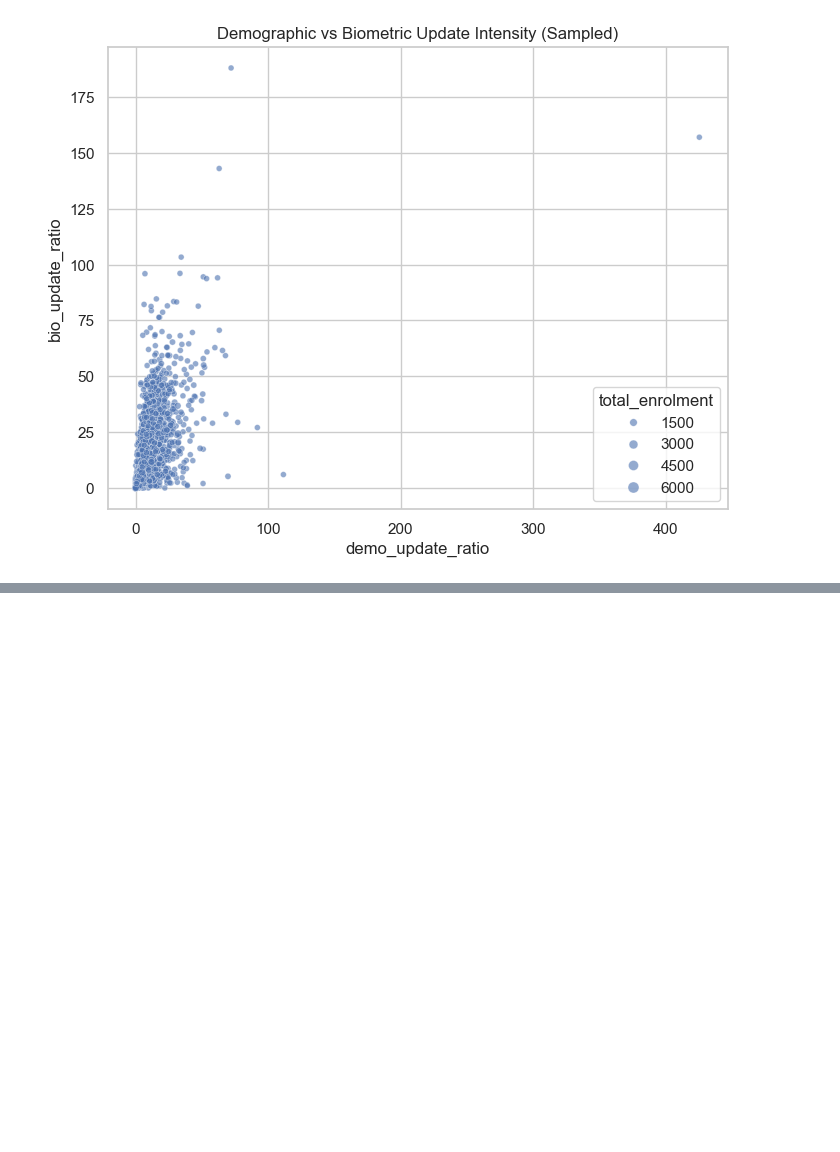
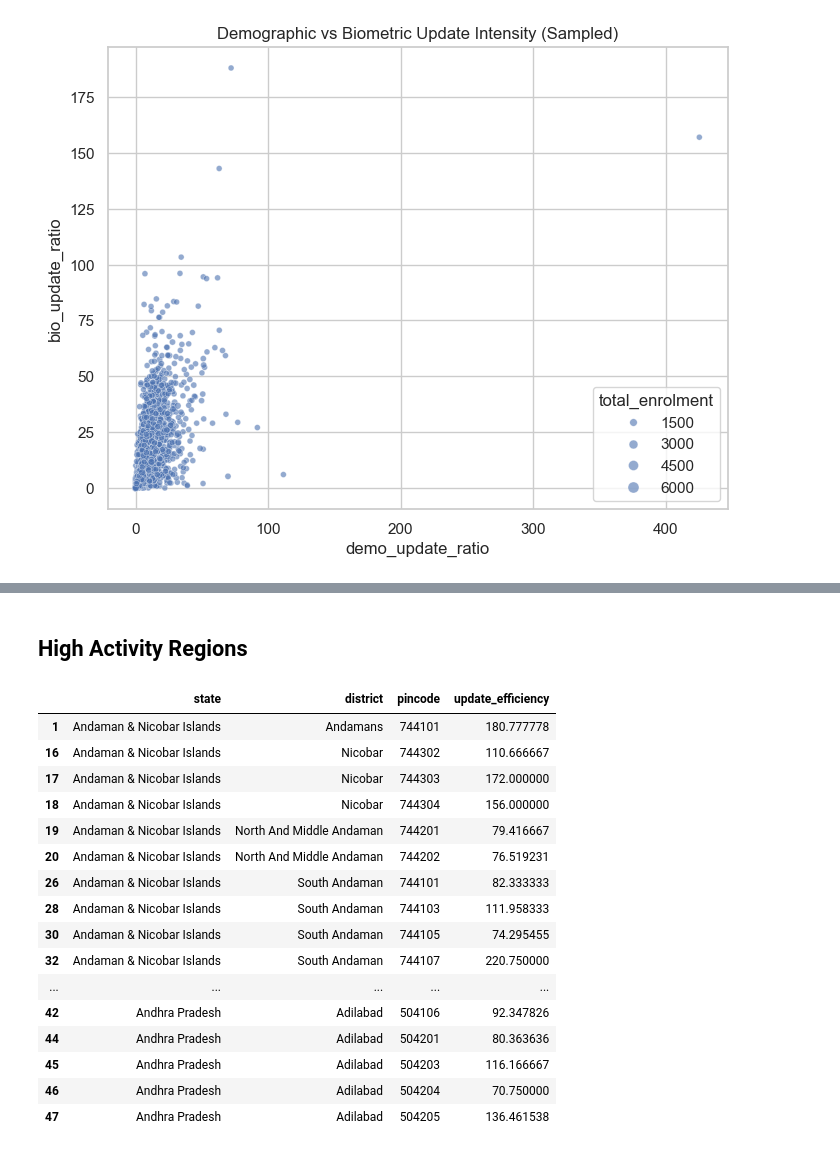
Before and after one commit to BlazeBolt/UIDAI-Data-Analysis, a Jupyter notebook: notebooks/main.ipynb, the cells around one changed output, grey strips where cells are left out. Cells and saved outputs as stored; diff of their text form; code cells hidden in the pictures; blank space fills up the shorter version.

```diff
--- a/notebooks/main.ipynb
+++ b/notebooks/main.ipynb
@@ -402,0 +717,31 @@ plt.show()
+# %% [markdown]
+## High Activity Regions
+# %%
+high_activity = master_df[
+    master_df["update_efficiency"] >
+    master_df["update_efficiency"].quantile(0.95)
+]
+
+high_activity[
+    ["state", "district", "pincode", "update_efficiency"]
+].head(20)
+
+# 1448 rows match the criteria
+# %% [output]
+|  | state | district | pincode | update_efficiency |
+| 1 | Andaman & Nicobar Islands | Andamans | 744101 | 180.777778 |
+| 16 | Andaman & Nicobar Islands | Nicobar | 744302 | 110.666667 |
+| 17 | Andaman & Nicobar Islands | Nicobar | 744303 | 172.000000 |
+| 18 | Andaman & Nicobar Islands | Nicobar | 744304 | 156.000000 |
+| 19 | Andaman & Nicobar Islands | North And Middle Andaman | 744201 | 79.416667 |
+| 20 | Andaman & Nicobar Islands | North And Middle Andaman | 744202 | 76.519231 |
+| 26 | Andaman & Nicobar Islands | South Andaman | 744101 | 82.333333 |
+| 28 | Andaman & Nicobar Islands | South Andaman | 744103 | 111.958333 |
+| 30 | Andaman & Nicobar Islands | South Andaman | 744105 | 74.295455 |
+| 32 | Andaman & Nicobar Islands | South Andaman | 744107 | 220.750000 |
+| ... | ... | ... | ... | ... |
+| 42 | Andhra Pradesh | Adilabad | 504106 | 92.347826 |
+| 44 | Andhra Pradesh | Adilabad | 504201 | 80.363636 |
+| 45 | Andhra Pradesh | Adilabad | 504203 | 116.166667 |
+| 46 | Andhra Pradesh | Adilabad | 504204 | 70.750000 |
+| 47 | Andhra Pradesh | Adilabad | 504205 | 136.461538 |
```
Also changed, not shown: parts of 28 cells of this notebook.
